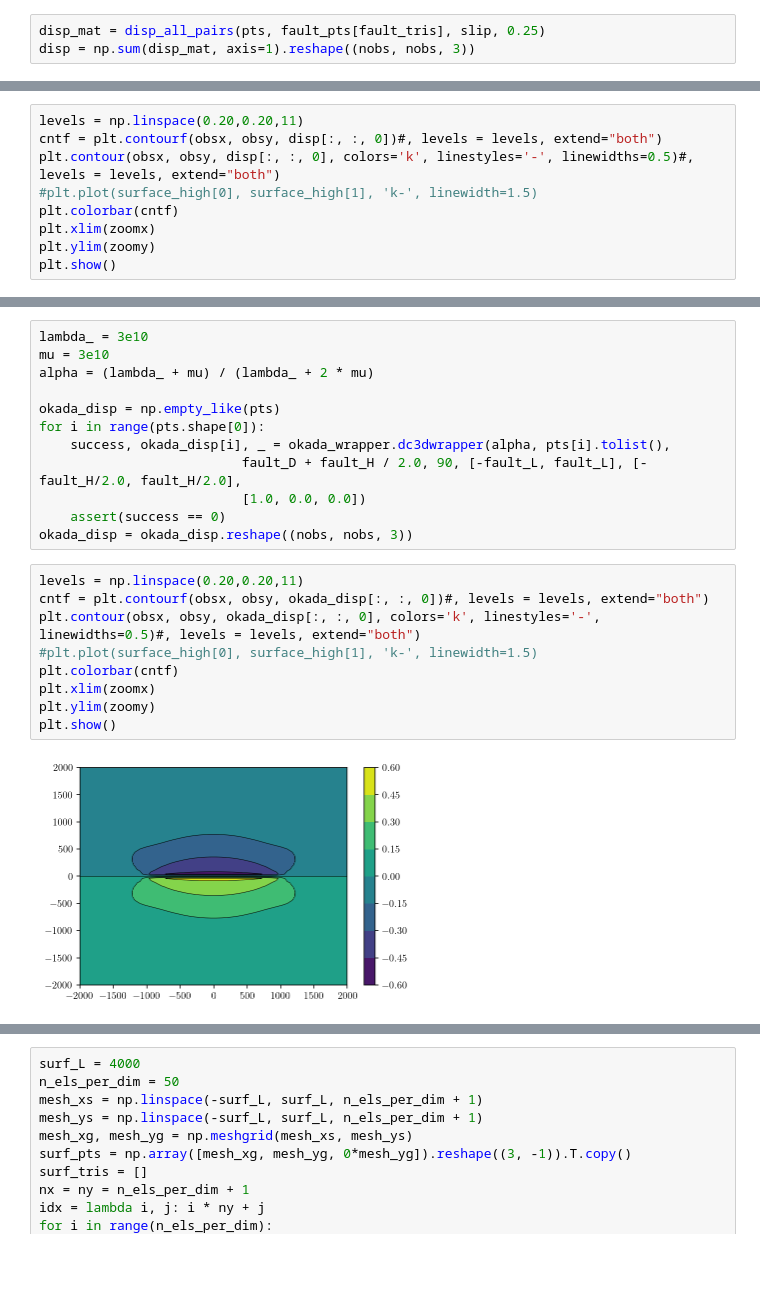
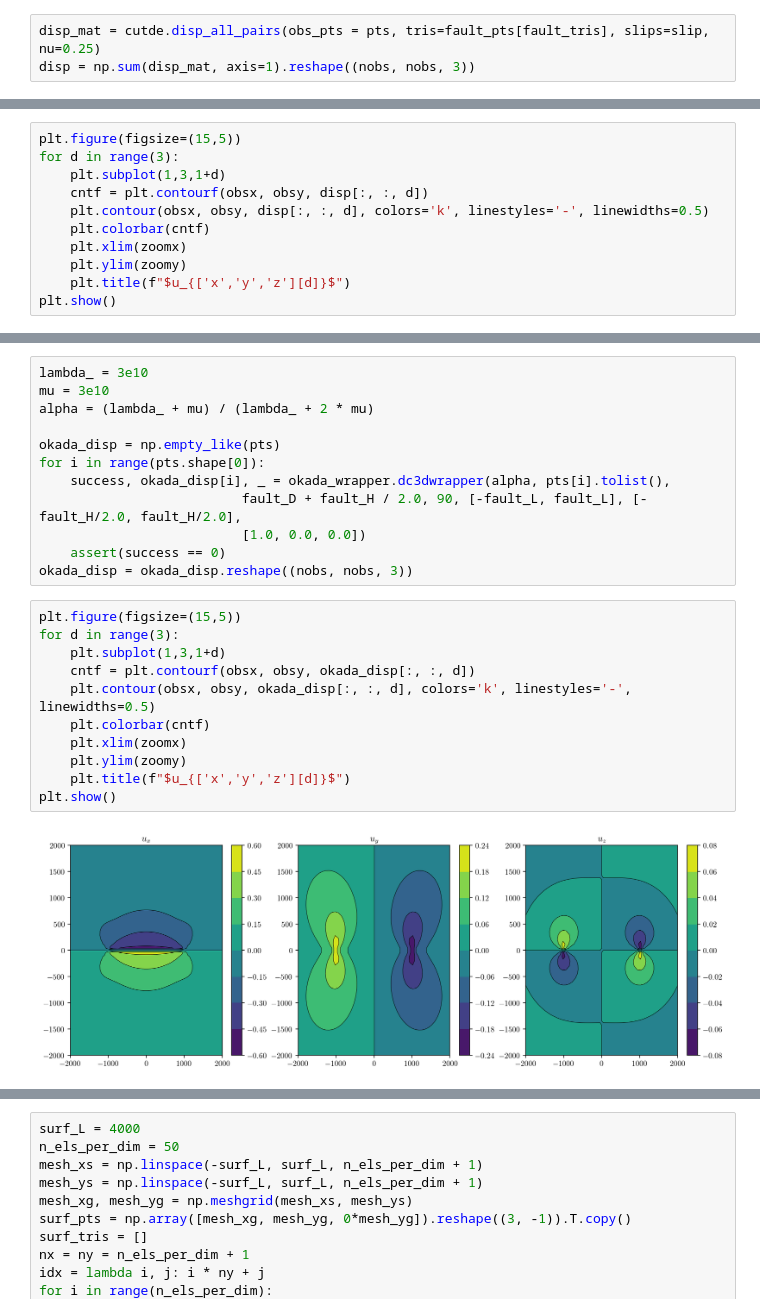
Before and after one commit to tbenthompson/tectosaur2, a Jupyter notebook: sa_tdes.ipynb, the cells around one changed output, grey strips where cells are left out. Cells and saved outputs as stored; diff of their text form; blank space fills up the shorter version.

```diff
--- a/sa_tdes.ipynb
+++ b/sa_tdes.ipynb
@@ -37,3 +56,3 @@ slip[:, 0] = 1.0
 # %%
-disp_mat = disp_all_pairs(pts, fault_pts[fault_tris], slip, 0.25)
+disp_mat = cutde.disp_all_pairs(obs_pts = pts, tris=fault_pts[fault_tris], slips=slip, nu=0.25)
 disp = np.sum(disp_mat, axis=1).reshape((nobs, nobs, 3))
@@ -40,10 +61,12 @@ disp = np.sum(disp_mat, axis=1).reshape((nobs, nobs, 3))
 # %%
-levels = np.linspace(0.20,0.20,11)
-cntf = plt.contourf(obsx, obsy, disp[:, :, 0])#, levels = levels, extend="both")
-plt.contour(obsx, obsy, disp[:, :, 0], colors='k', linestyles='-', linewidths=0.5)#, levels = levels, extend="both")
-#plt.plot(surface_high[0], surface_high[1], 'k-', linewidth=1.5)
-plt.colorbar(cntf)
-plt.xlim(zoomx)
-plt.ylim(zoomy)
+plt.figure(figsize=(15,5))
+for d in range(3):
+    plt.subplot(1,3,1+d)
+    cntf = plt.contourf(obsx, obsy, disp[:, :, d])
+    plt.contour(obsx, obsy, disp[:, :, d], colors='k', linestyles='-', linewidths=0.5)
+    plt.colorbar(cntf)
+    plt.xlim(zoomx)
+    plt.ylim(zoomy)
+    plt.title(f"$u_{['x','y','z'][d]}$")
 plt.show()
 # %% [output]
@@ -65,13 +187,15 @@ for i in range(pts.shape[0]):
     assert(success == 0)
 okada_disp = okada_disp.reshape((nobs, nobs, 3))
 # %%
-levels = np.linspace(0.20,0.20,11)
-cntf = plt.contourf(obsx, obsy, okada_disp[:, :, 0])#, levels = levels, extend="both")
-plt.contour(obsx, obsy, okada_disp[:, :, 0], colors='k', linestyles='-', linewidths=0.5)#, levels = levels, extend="both")
-#plt.plot(surface_high[0], surface_high[1], 'k-', linewidth=1.5)
-plt.colorbar(cntf)
-plt.xlim(zoomx)
-plt.ylim(zoomy)
+plt.figure(figsize=(15,5))
+for d in range(3):
+    plt.subplot(1,3,1+d)
+    cntf = plt.contourf(obsx, obsy, okada_disp[:, :, d])
+    plt.contour(obsx, obsy, okada_disp[:, :, d], colors='k', linestyles='-', linewidths=0.5)
+    plt.colorbar(cntf)
+    plt.xlim(zoomx)
+    plt.ylim(zoomy)
+    plt.title(f"$u_{['x','y','z'][d]}$")
 plt.show()
 # %% [output]
-[figure, old version]
+[figure, new version]
```
Also changed, not shown: parts of 56 cells of this notebook.
